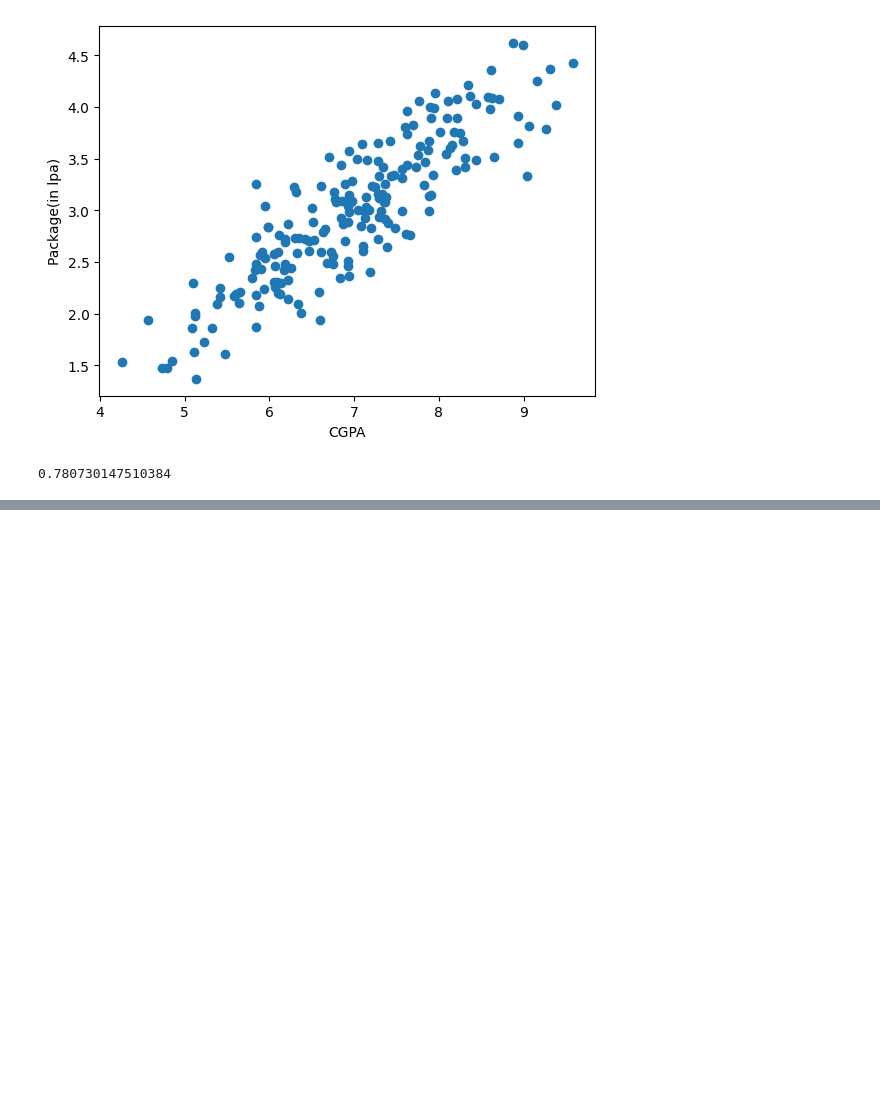
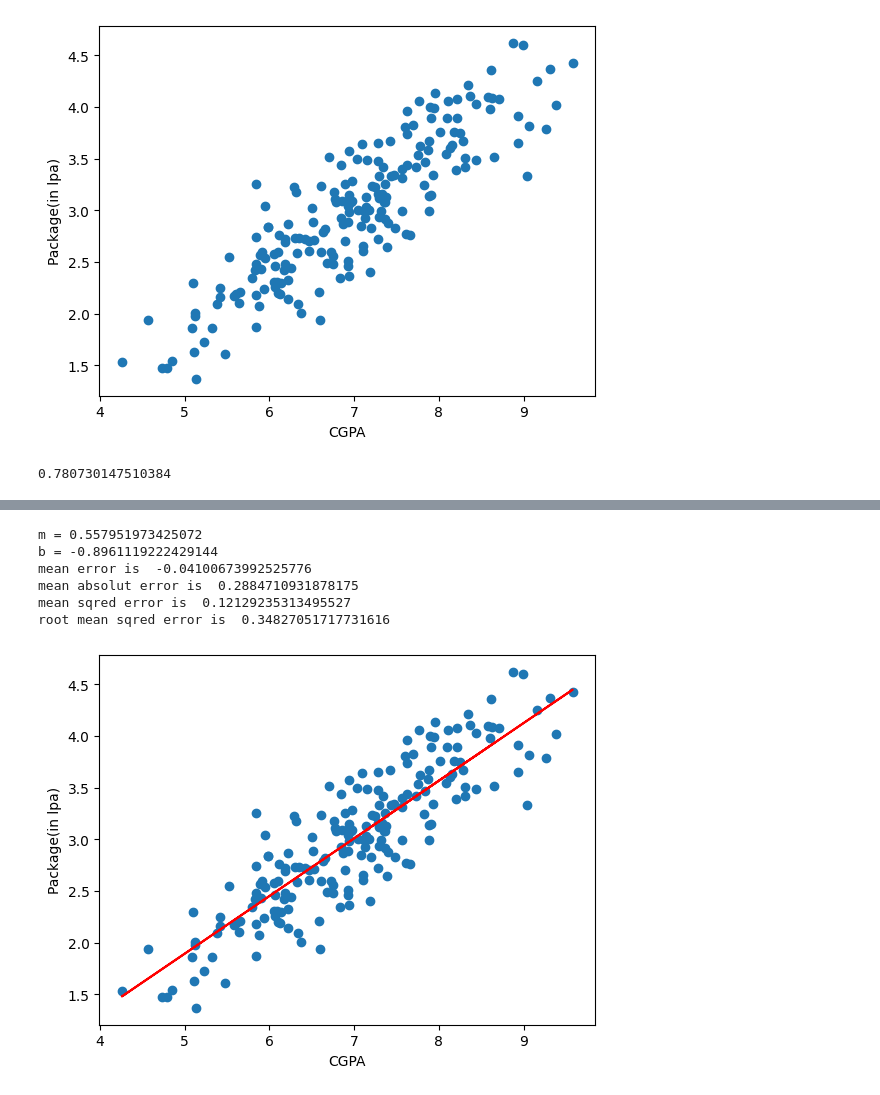
Before and after one commit to priyansh-commits/practice, a Jupyter notebook: Untitled3.ipynb, the cells around one changed output, grey strips where cells are left out. Cells and saved outputs as stored; diff of their text form; code cells hidden in the pictures; blank space fills up the shorter version.

```diff
--- a/Untitled3.ipynb
+++ b/Untitled3.ipynb
@@ -75 +62,57 @@ dtype: float64
 [figure]
+# %%
+class myrl:
+  def __init__(self) :
+    self.m=None
+    self.b=None
+    self.y_pred=None
+  def train(self,x_train,y_train):
+    x_train = np.array(x_train).ravel()
+    y_train = np.array(y_train).ravel()
+    m = ((x_train - x_train.mean()) * (y_train - y_train.mean())).sum() / \
+    ((x_train - x_train.mean())**2).sum()
+    b=y_train.mean()-x_train.mean()*m
+    self.m=m
+    self.b=b
+    print("m =", self.m)
+    print("b =", self.b)
+  def predict(self,x_test):
+    self.y_pred=self.m*x_test+self.b
+    return self.y_pred
+  def r2_score(self,y_test,x_test):
+    x_test = np.array(x_test).ravel()
+    y_test = np.array(y_test).ravel()
+    y_pred=self.predict(x_test)
+    # x_train = np.array(x_train).ravel()
+    # y_train = np.array(y_train).ravel()
+    u=((y_test-y_pred)**2)
+    v=((y_test-y_test.mean())**2)
+    return 1-u.sum()/v.sum()
+  def error_val(self,y_test,x_test):
+    x_test = np.array(x_test).ravel()
+    y_test = np.array(y_test).ravel()
+    y_pred=self.predict(x_test)
+    print('mean error is ',(y_test-y_pred).mean())
+    print('mean absolut error is ',abs((y_test-y_pred)).mean())
+    print('mean sqred error is ',((y_test-y_pred)**2).mean())
+    print('root mean sqred error is ',((((y_test-y_pred)**2)).mean())**0.5)
+l=myrl()
+l.train(x_train,y_train)
+l.predict(x_train)
+plt.scatter(df['cgpa'],df['package'])
+plt.plot(x_train,l.predict(x_train),color='red')
+plt.xlabel('CGPA')
+plt.ylabel('Package(in lpa)')
+x = np.array(x_train).ravel()
+y = np.array(y_train).ravel()
+
+l.r2_score(y_test,x_test)
+l.error_val(y_test,x_test)
+# %% [output]
+m = 0.557951973425072
+b = -0.8961119222429144
+mean error is  -0.04100673992525776
+mean absolut error is  0.2884710931878175
+mean sqred error is  0.12129235313495527
+root mean sqred error is  0.34827051717731616
+[figure, added]
```
Also changed, not shown: parts of 1 cell of this notebook.
